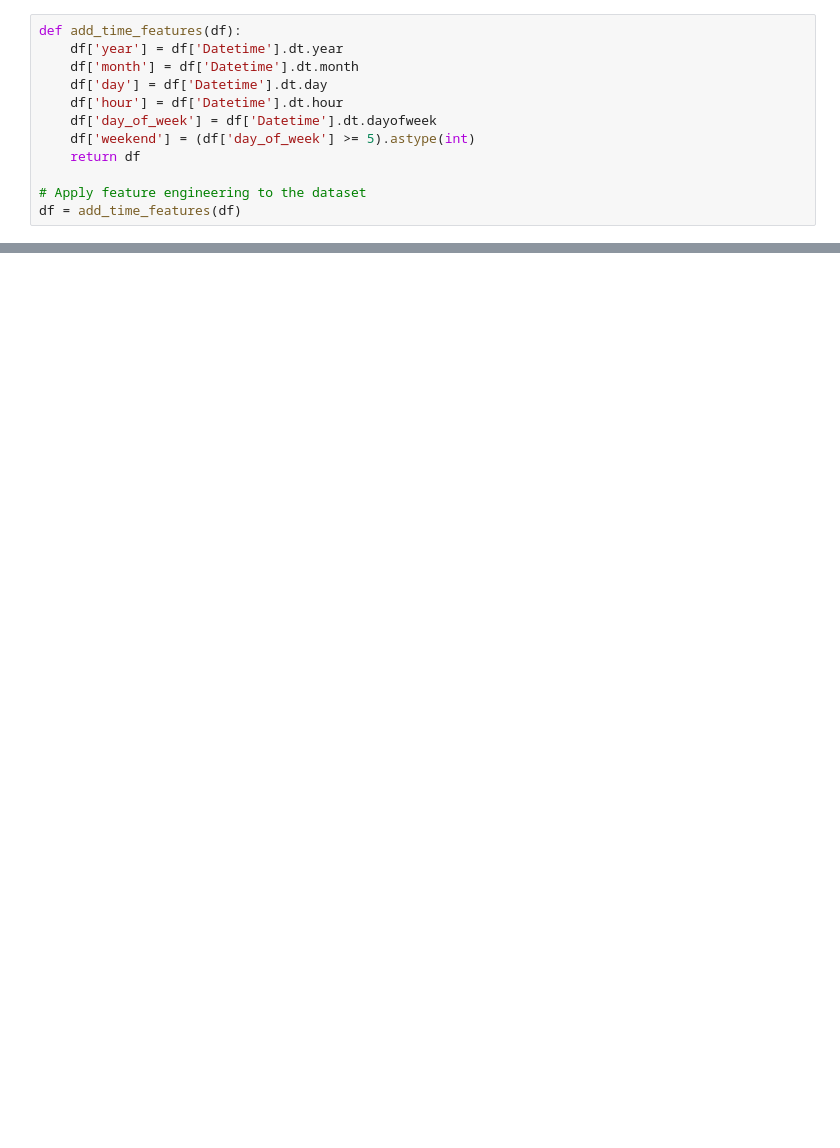
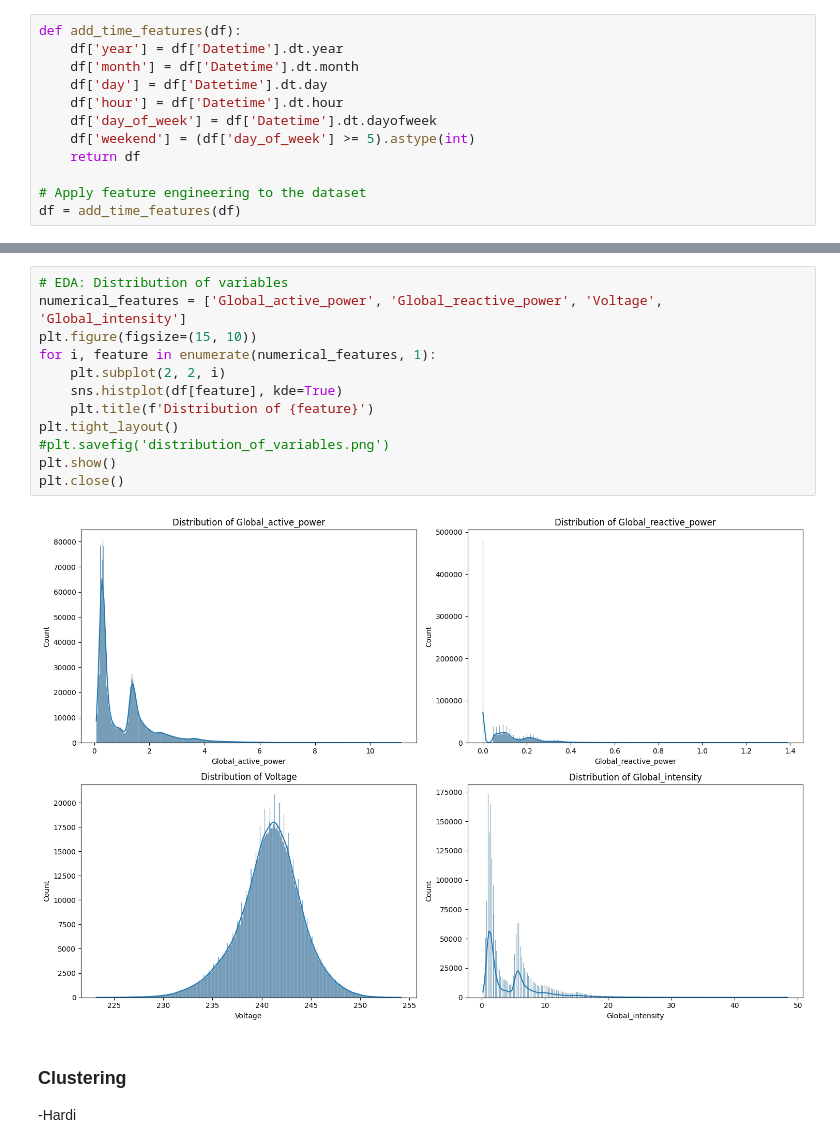
Before and after one commit to XzeraSpartan/CMPE-255-Data-Mining-Project-Group-5, a Jupyter notebook: CMPE_255_Data_Mining_Project.ipynb, the cells around one changed output, grey strips where cells are left out. Cells and saved outputs as stored; diff of their text form; blank space fills up the shorter version.

```diff
--- a/CMPE_255_Data_Mining_Project.ipynb
+++ b/CMPE_255_Data_Mining_Project.ipynb
@@ -29,0 +59,18 @@ Mounted at /content/drive
+# %%
+# EDA: Distribution of variables
+numerical_features = ['Global_active_power', 'Global_reactive_power', 'Voltage', 'Global_intensity']
+plt.figure(figsize=(15, 10))
+for i, feature in enumerate(numerical_features, 1):
+    plt.subplot(2, 2, i)
+    sns.histplot(df[feature], kde=True)
+    plt.title(f'Distribution of {feature}')
+plt.tight_layout()
+#plt.savefig('distribution_of_variables.png')
+plt.show()
+plt.close()
+# %% [output]
+[figure, added]
+# %% [markdown]
+### Clustering
+
+-Hardi
```
Also changed, not shown: parts of 12 cells of this notebook.
